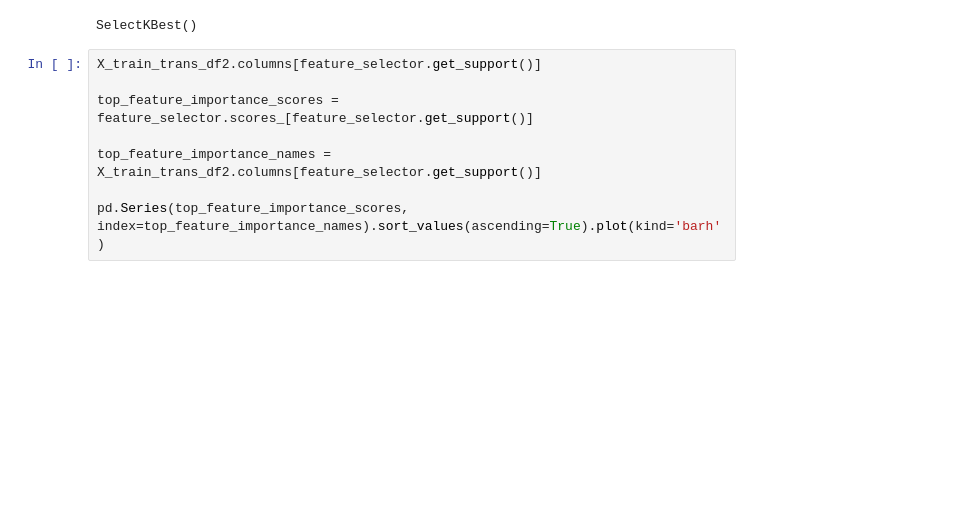
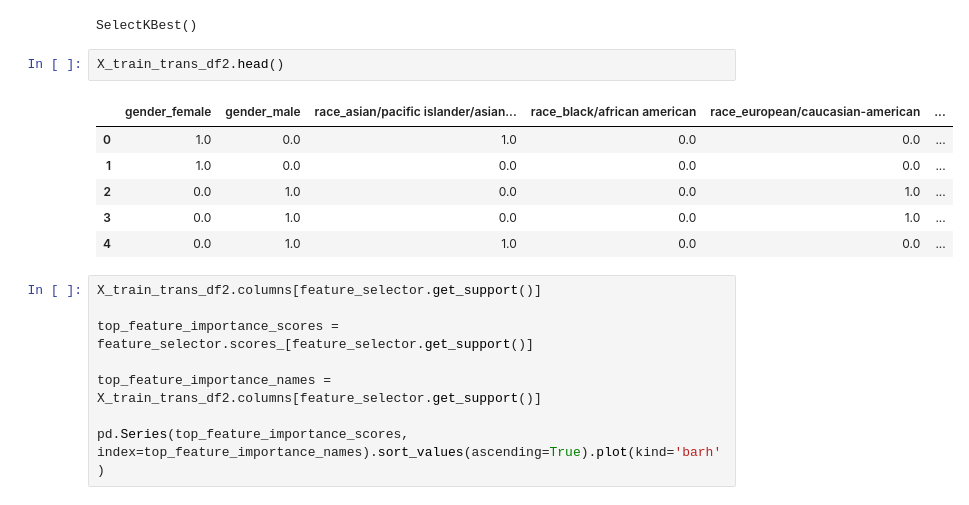
Before and after one commit to schwartzh2017/Machine_learning_final_project, a Jupyter notebook: eda_ml_cl.ipynb, the cells around one changed output. Drawn from its saved outputs; the diff is of its cells as text; blank space fills up the shorter version.

```diff
--- a/eda_ml_cl.ipynb
+++ b/eda_ml_cl.ipynb
@@ -136,6 +136,15 @@ X_train_trans_df2 = pd.DataFrame(X_train_trans2, columns = transformer.get_featu
 feature_selector.fit(X_train_trans_df2, y_train2)
 # %% [output]
 SelectKBest()
+# %%
+X_train_trans_df2.head()
+# %% [output]
+|  | gender_female | gender_male | race_asian/pacific islander/asian... | race_black/african american | race_european/caucasian-american | ... |
+| 0 | 1.0 | 0.0 | 1.0 | 0.0 | 0.0 | ... |
+| 1 | 1.0 | 0.0 | 0.0 | 0.0 | 0.0 | ... |
+| 2 | 0.0 | 1.0 | 0.0 | 0.0 | 1.0 | ... |
+| 3 | 0.0 | 1.0 | 0.0 | 0.0 | 1.0 | ... |
+| 4 | 0.0 | 1.0 | 1.0 | 0.0 | 0.0 | ... |
 # %%
 X_train_trans_df2.columns[feature_selector.get_support()]
 
```
Also changed, not shown: parts of 9 cells of this notebook.
